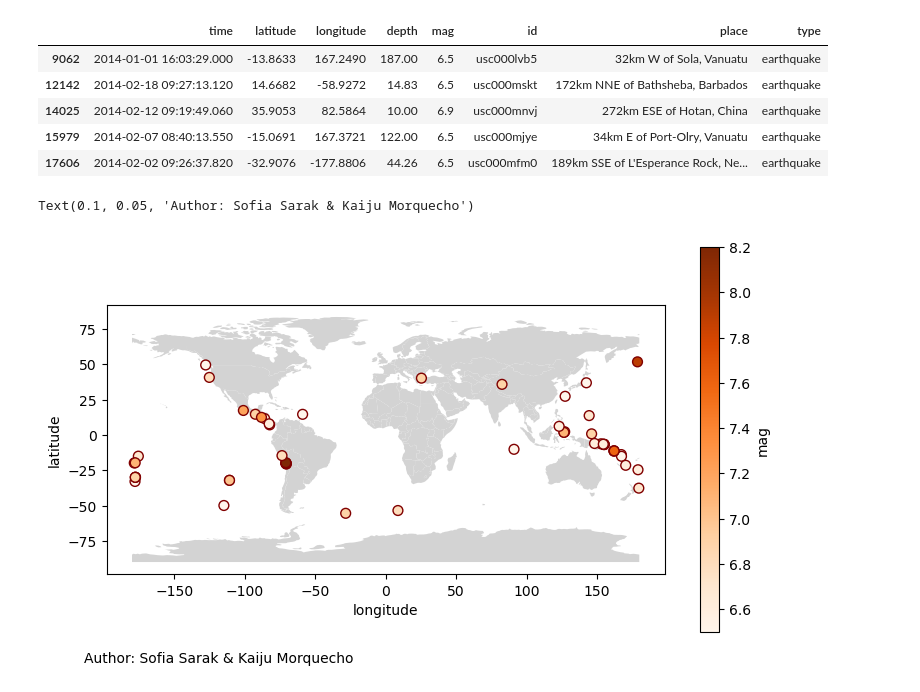
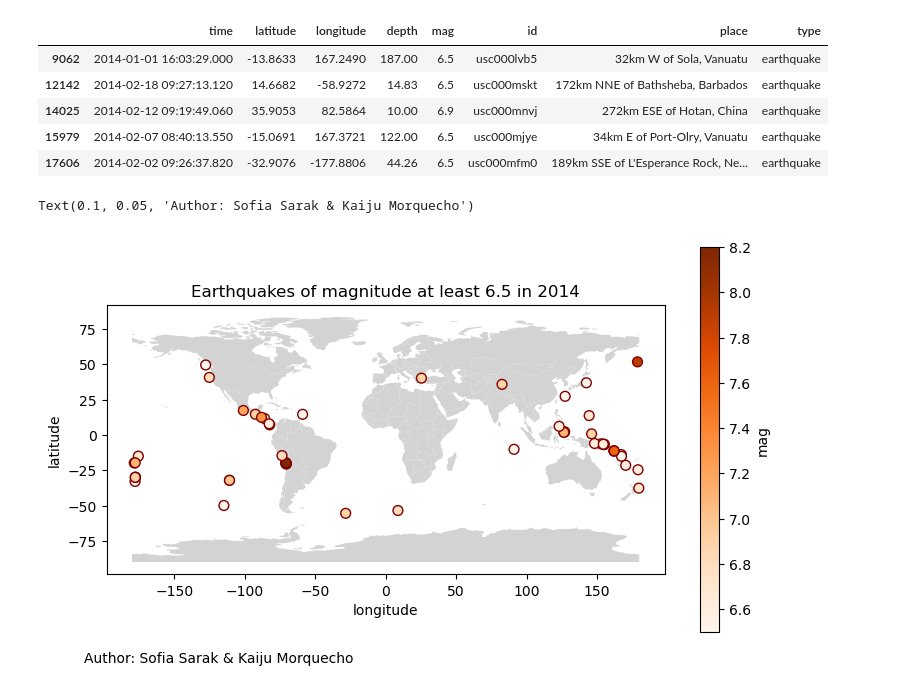
Before and after one commit to sofiasarak/earthquake-branching, a Jupyter notebook: section-5-earthquakes.ipynb, the cells around one changed output. Cells and saved outputs as stored; diff of their text form; code cells hidden in the pictures.

Commit message:
add map title

```diff
--- a/section-5-earthquakes.ipynb
+++ b/section-5-earthquakes.ipynb
@@ -47,22 +47,23 @@ plot_data.head()
 # %%
 import matplotlib.pyplot as plt
 
 fig, ax = plt.subplots(figsize=(9,5))
 
 countries.plot(ax = ax,
                color = 'lightgray')
 
 plot_data.plot(ax=ax,
+               title = "Earthquakes of magnitude at least 6.5 in 2014",
               kind = 'scatter',
               column = 'mag',
               x = 'longitude',
               y = 'latitude',
               c = 'mag',
               cmap = 'Oranges',
               s = 50,
               edgecolors = "maroon")
 
 plt.figtext(0.1, .05, "Author: Sofia Sarak & Kaiju Morquecho")
 # %% [output]
 Text(0.1, 0.05, 'Author: Sofia Sarak & Kaiju Morquecho')
-[figure, old version]
+[figure, new version]
```
